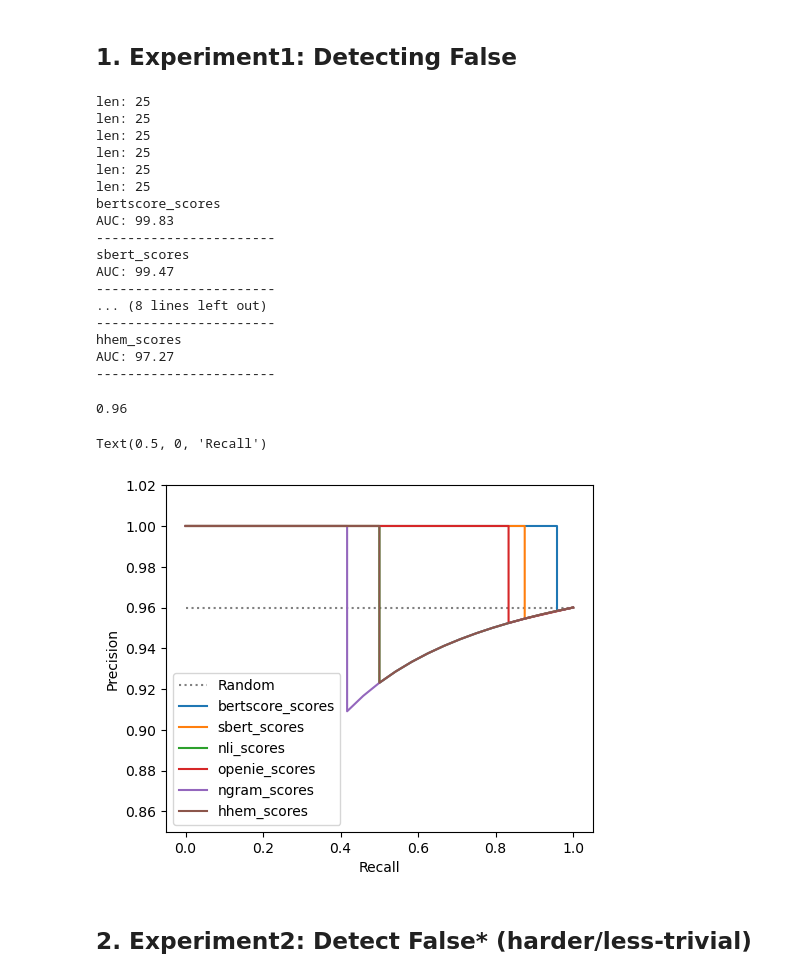
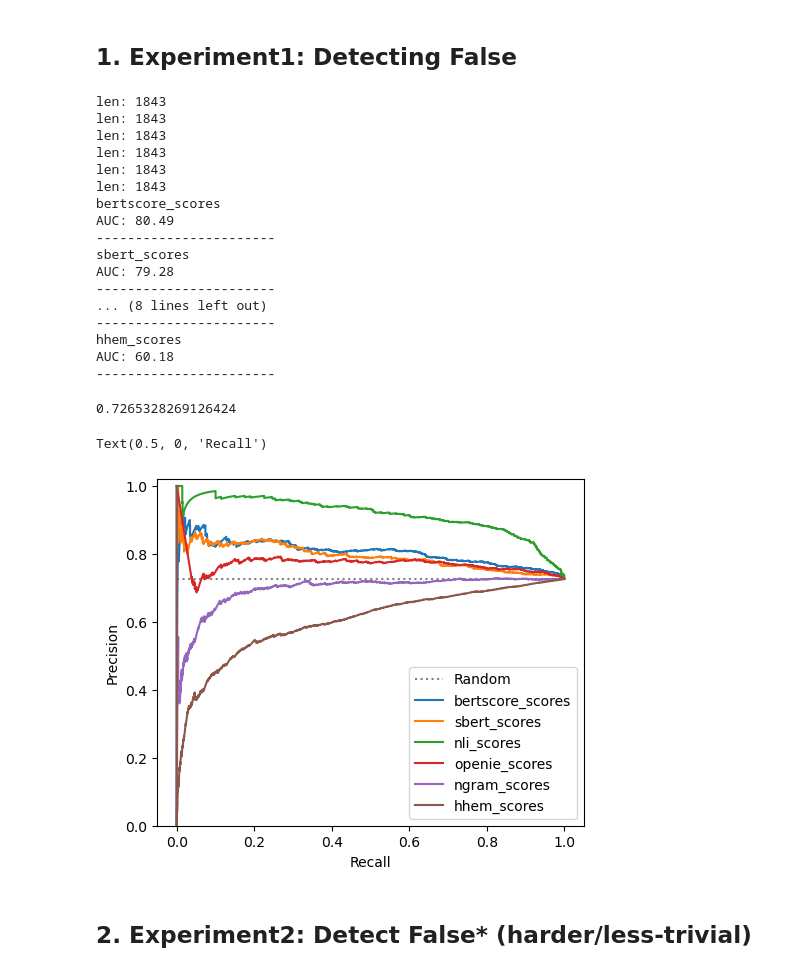
Before and after one commit to 2jimoo/selfcheckgpt, a Jupyter notebook: demo/experiments/advanced_experiments.ipynb, the cells around one changed output. Cells and saved outputs as stored; diff of their text form; code cells hidden in the pictures.

```diff
--- a/demo/experiments/advanced_experiments.ipynb
+++ b/demo/experiments/advanced_experiments.ipynb
@@ -47,7 +51,7 @@ class SelfCheckNgram:
         :return sent_scores: list[float] -- sentence-level scores indicating hallucination probability
         """
 
-    def preditc(self, sentences: List[str], sampled_passages: List[List[str]]):
+    def predict(self, sentences: List[str], sampled_passages: List[List[str]]):
         scores = []
         vectorizer = CountVectorizer(analyzer='word', ngram_range=self.ngram_range)
 
@@ -60,7 +64,7 @@ class SelfCheckNgram:
 
             # 평균 유사도 계산
             avg_max_similarity = np.mean(similarities)
-            scores.append(1.0 - avg_max_similarity)
+            scores.append(avg_max_similarity)
 
         return scores
 # %% [output]
@@ -70,7 +74,7 @@ class SelfCheckNgram:
 # %% [markdown]
 # HHEM 정의
 # %%
-from sentence_transformers import CrossEncoder
+from sentence_transformers import CsrossEncoder
 
 class SelfCheckHHEM:
     """
@@ -85,7 +89,7 @@ class SelfCheckHHEM:
 
         print("SelfCheck-HHEM initialized to device", device)
 
-    def preditc(self, sentences: List[str], sampled_passages: List[List[str]]):
+    def predict(self, sentences: List[str], sampled_passages: List[List[str]]):
         """
         This function takes sentences (to be evaluated) with sampled passages (evidence), and return sent-level scores
         :param sentences: list[str] -- sentences to be evaluated, e.g., GPT text response split by spacy
@@ -95,13 +99,13 @@ class SelfCheckHHEM:
 
         scores = []
         for sp in sentences:
-            _scores = []
+            similarities = []
             for sp_ps in sampled_passages:
                 sp.replace('\n', '')
-                _scores.append(self.model.predict([sp, sp_ps]))
+                similarities.append(self.model.predict([sp, sp_ps]))
 
-            avg_scores = np.mean(_scores)
-            scores.append(1-avg_scores)
+            avg_max_similarity = np.mean(similarities)
+            scores.append(1- avg_max_similarity)
 
         return scores
 # %% [markdown]
@@ -316,7 +315,7 @@ dataset = dataset['evaluation']
 # %% [markdown]
 # 데이터 개수 체크 -- 수정하며 확인
 # %%
-dataset_len= 3 # len(dataset)
+dataset_len= 230 # len(dataset)
 # %%
 label_mapping = {
     'accurate': 0.0,
@@ -471,11 +675,11 @@ for i_ in tqdm(range(dataset_len)):
         sentences = sentences,
         sampled_passages = sampled_passages,
     )
-    sent_scores_ngramscore = selfcheck_ngram.preditc(
+    sent_scores_ngramscore = selfcheck_ngram.predict(
     sentences = sentences,
     sampled_passages = sampled_passages,
     )
-    sent_scores_hhemscore = selfcheck_hhem.preditc(
+    sent_scores_hhemscore = selfcheck_hhem.predict(
         sentences = sentences,
         sampled_passages = sampled_passages,
     )
@@ -570,22 +774,22 @@ print("hhem_scores")
 print_AUC(Pb6, Rb6)
 print("-----------------------")
 # %% [output]
-len: 25
-len: 25
-len: 25
-len: 25
-len: 25
-len: 25
+len: 1843
+len: 1843
+len: 1843
+len: 1843
+len: 1843
+len: 1843
 bertscore_scores
-AUC: 99.83
+AUC: 80.49
 -----------------------
 sbert_scores
-AUC: 99.47
+AUC: 79.28
 -----------------------
 ... (8 lines left out)
 -----------------------
 hhem_scores
-AUC: 97.27
+AUC: 60.18
 -----------------------
 # %%
 # 랜던 추출
@@ -595,24 +799,24 @@ for v in human_label_detect_False.values():
 random_baseline = np.mean(arr)
 random_baseline
 # %% [output]
-0.96
+0.7265328269126424
 # %%
 # with human label, Detecting Non-factual
 plt.figure(figsize=(5.5, 4.5))
 plt.hlines(y=random_baseline, xmin=0, xmax=1.0, color='grey', linestyles='dotted', label='Random')
 plt.plot(Rb1, Pb1, '-', label='bertscore_scores')
 plt.plot(Rb2, Pb2, '-', label='sbert_scores')
 plt.plot(Rb3, Pb3, '-', label='nli_scores')
 plt.plot(Rb4, Pb4, '-', label='openie_scores')
 plt.plot(Rb5, Pb5, '-', label='ngram_scores')
 plt.plot(Rb6, Pb6, '-', label='hhem_scores')
 plt.legend()
-plt.ylim(0.85,1.02)
+plt.ylim(0.0,1.02)
 plt.ylabel("Precision")
 plt.xlabel("Recall")
 # %% [output]
 Text(0.5, 0, 'Recall')
-[figure, old version]
+[figure, new version]
 # %% [markdown]
 ## 2. Experiment2: Detect False* (harder/less-trivial)
 # %%
```
Also changed, not shown: parts of 14 cells of this notebook, 7 other files.
